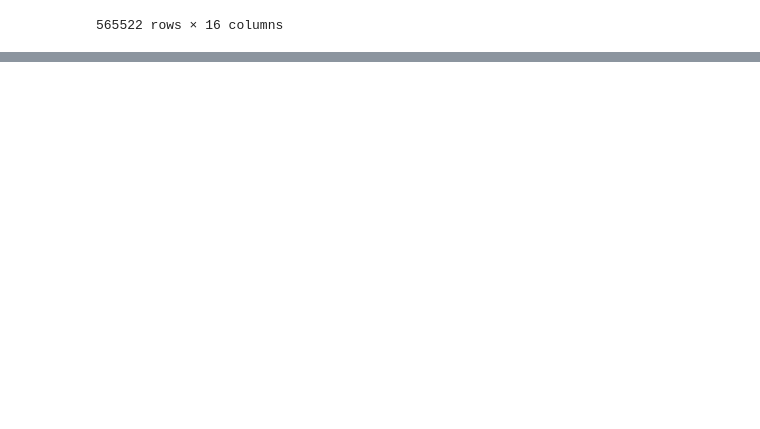
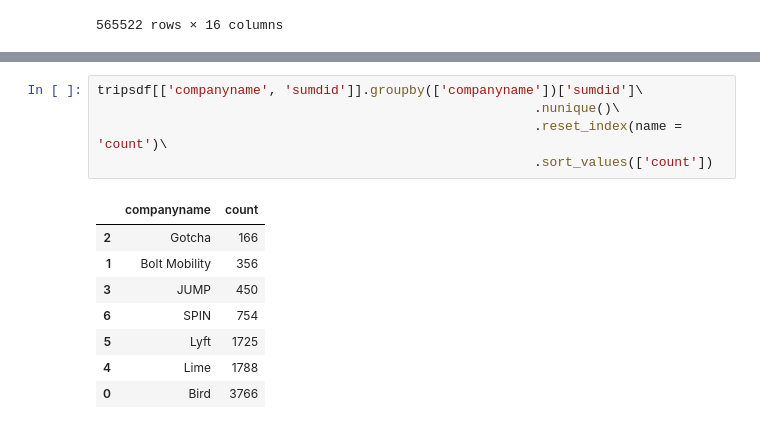
Before and after one commit to NSS-Data-Analytics-Cohort-11/scooters-hot_honey, a Jupyter notebook: notebooks/Scooters.ipynb, the cells around one changed output, grey strips where cells are left out. Saved outputs shown, nothing was run; the diff lists cells and outputs as text; blank space fills up the shorter version.

```diff
--- a/notebooks/Scooters.ipynb
+++ b/notebooks/Scooters.ipynb
@@ -551,0 +622,14 @@ tripsdf
+# %%
+tripsdf[['companyname', 'sumdid']].groupby(['companyname'])['sumdid']\
+                                                        .nunique()\
+                                                        .reset_index(name = 'count')\
+                                                        .sort_values(['count'])
+# %% [output]
+|  | companyname | count |
+| 2 | Gotcha | 166 |
+| 1 | Bolt Mobility | 356 |
+| 3 | JUMP | 450 |
+| 6 | SPIN | 754 |
+| 5 | Lyft | 1725 |
+| 4 | Lime | 1788 |
+| 0 | Bird | 3766 |
```
Also changed, not shown: parts of 14 cells of this notebook.
